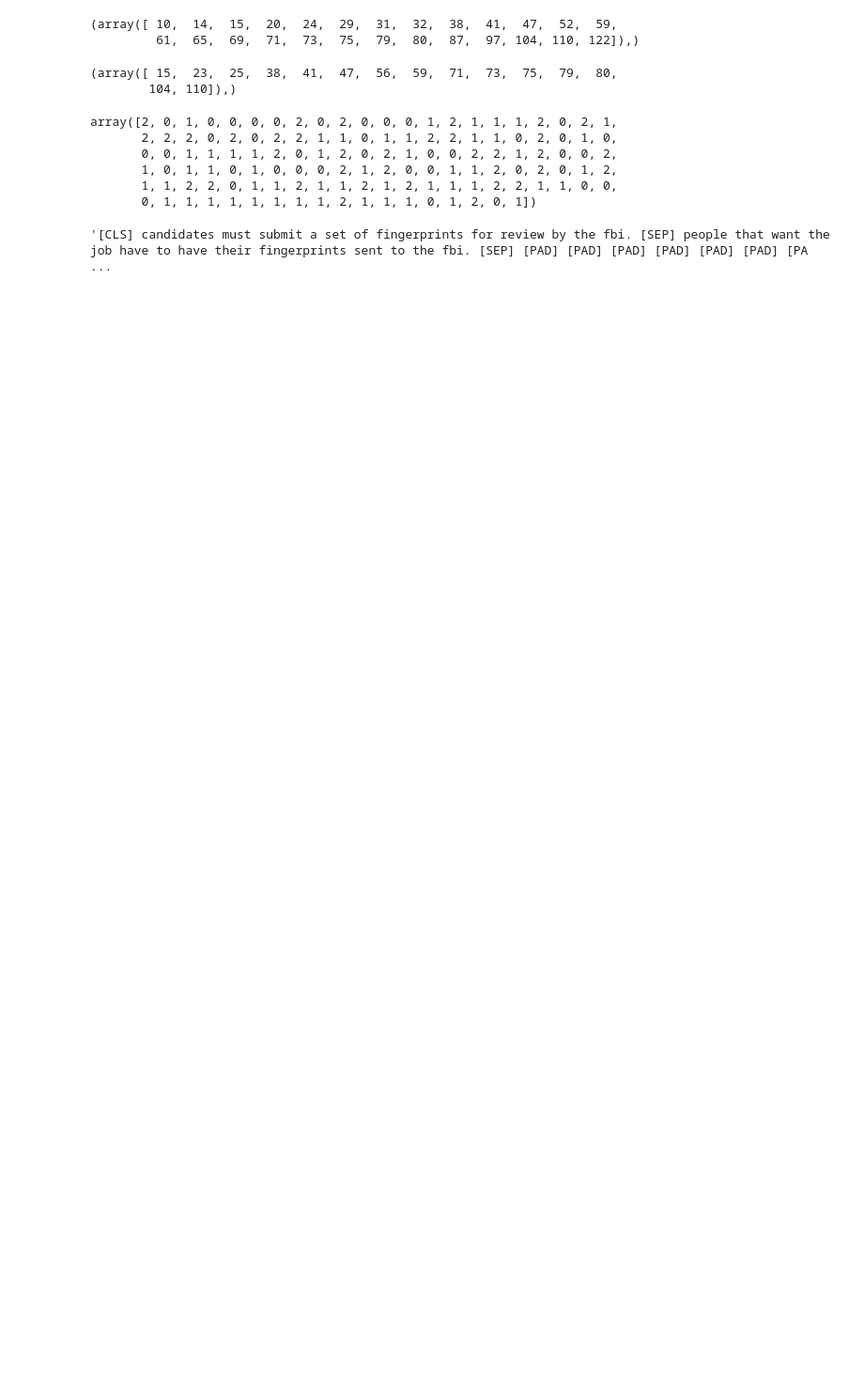
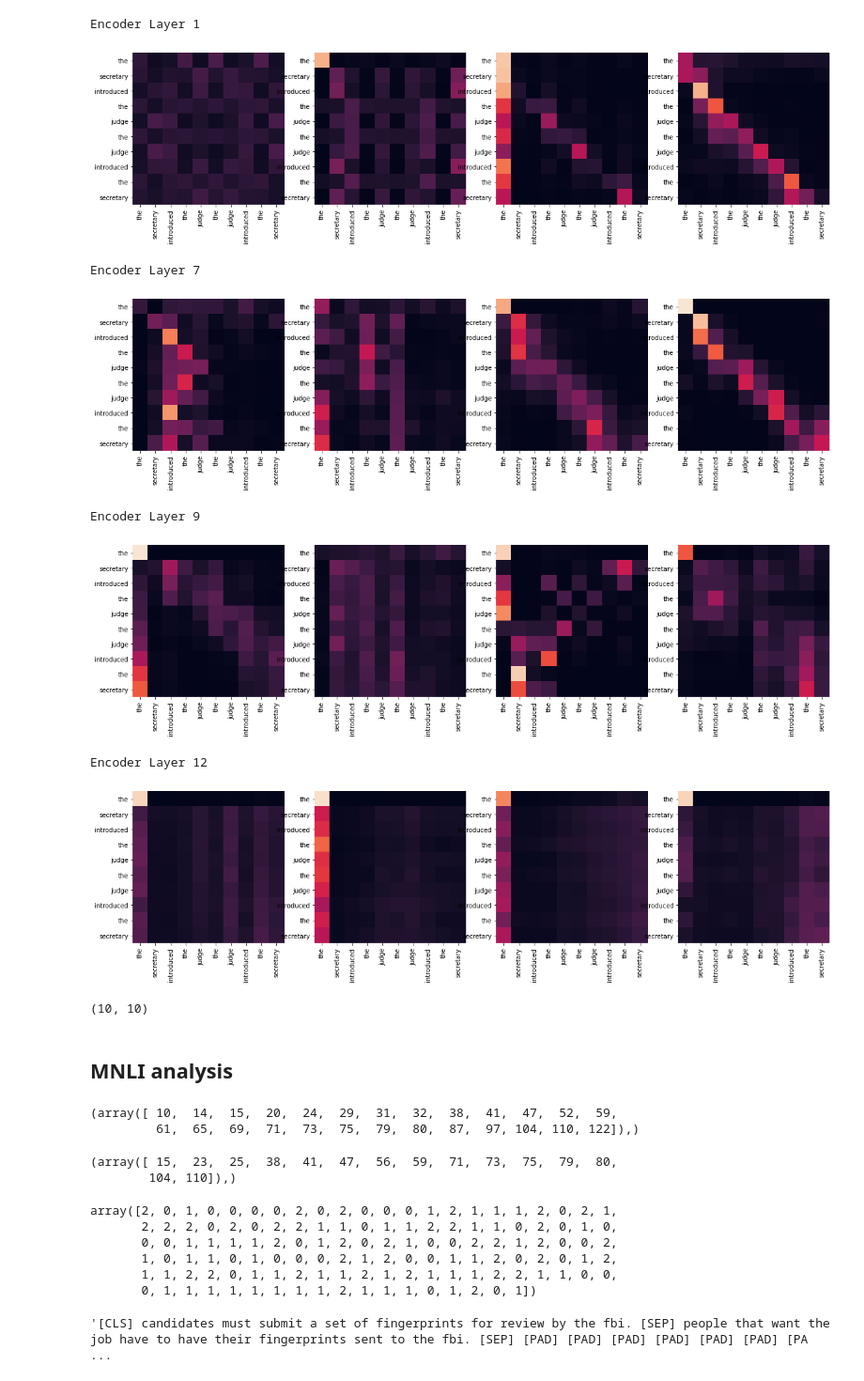
Before and after one commit to prajjwal1/generalize_lm_nli, a Jupyter notebook: nbs/evaluation_analysis_samples.ipynb, the cells around one changed output. Shown at 94% size. Cells and saved outputs as stored; diff of their text form; code cells hidden in the pictures; blank space fills up the shorter version.

```diff
--- a/nbs/evaluation_analysis_samples.ipynb
+++ b/nbs/evaluation_analysis_samples.ipynb
@@ -45,0 +109,34 @@ len(eval_dataset)
+# %%
+ids = torch.tensor(tokenizer.convert_tokens_to_ids(tok)).unsqueeze(0).to('cuda')
+# %%
+output = model(ids)
+attentions = torch.cat(output[2]).to('cpu').detach().numpy()
+# %%
+def draw(data, x, y, ax):
+    seaborn.heatmap(data,
+                    xticklabels=x, square=True, yticklabels=y, vmin=0.0, vmax=1.0,
+                    cbar=False, ax=ax)
+# %%
+layers_to_check = [0, 6, 8, 11]
+# %%
+# for layer in range(0, 12, 2):
+for layer in layers_to_check:
+    fig, axs = plt.subplots(1,4, figsize=(20, 10))
+    print("Encoder Layer", layer+1)
+    for h in range(4):
+        draw(attentions[layer][h],
+            tok, tok, ax=axs[h])
+    plt.show()
+# %% [output]
+Encoder Layer 1
+[figure, added]
+Encoder Layer 7
+[figure, added]
+Encoder Layer 9
+[figure, added]
+Encoder Layer 12
+[figure, added]
+# %%
+attentions[0].mean(axis=0).shape
+# %% [output]
+(10, 10)
@@ -46,3 +149,5 @@ len(eval_dataset)
+# %% [markdown]
+## MNLI analysis
 # %%
 # small (array([ 10,  14,  15,  20,  24,  29,  31,  32,  38,  41,  47,  52,  59,
 #         61,  65,  69,  71,  73,  75,  79,  80,  87,  97, 104, 110, 122]),)
```
Also changed, not shown: parts of 41 cells of this notebook, 47 other files.
